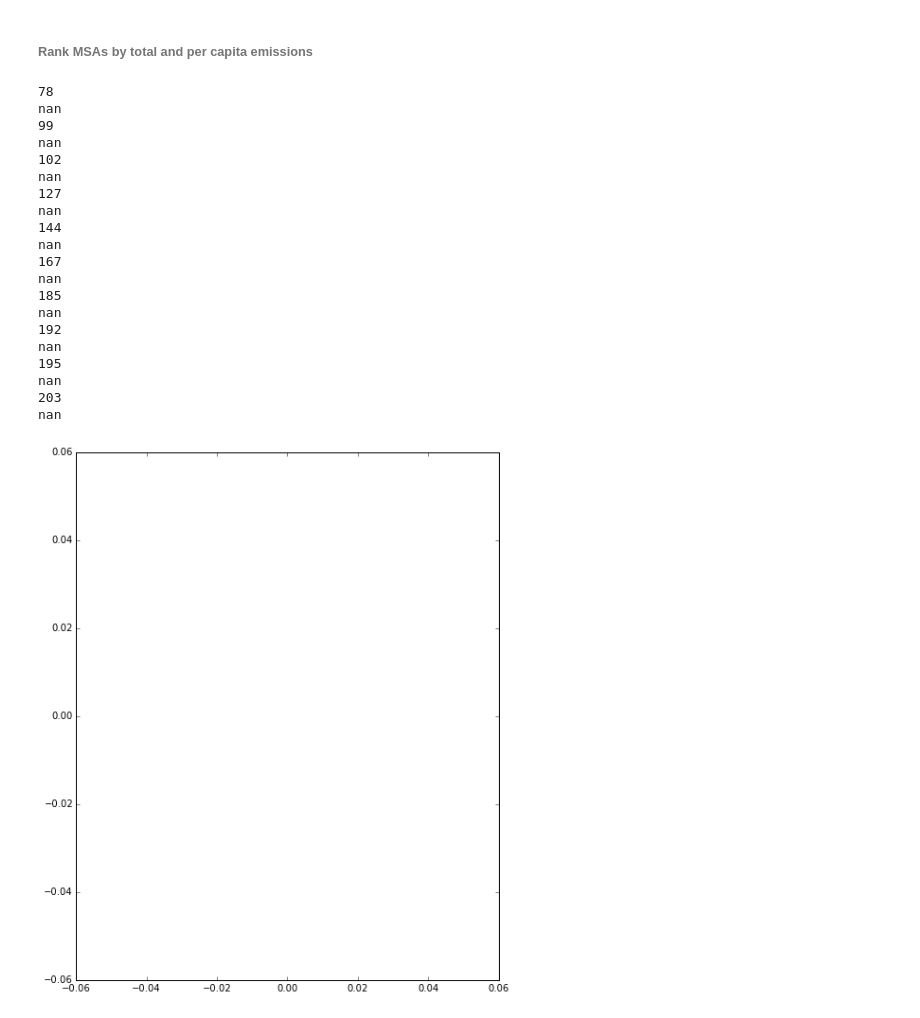
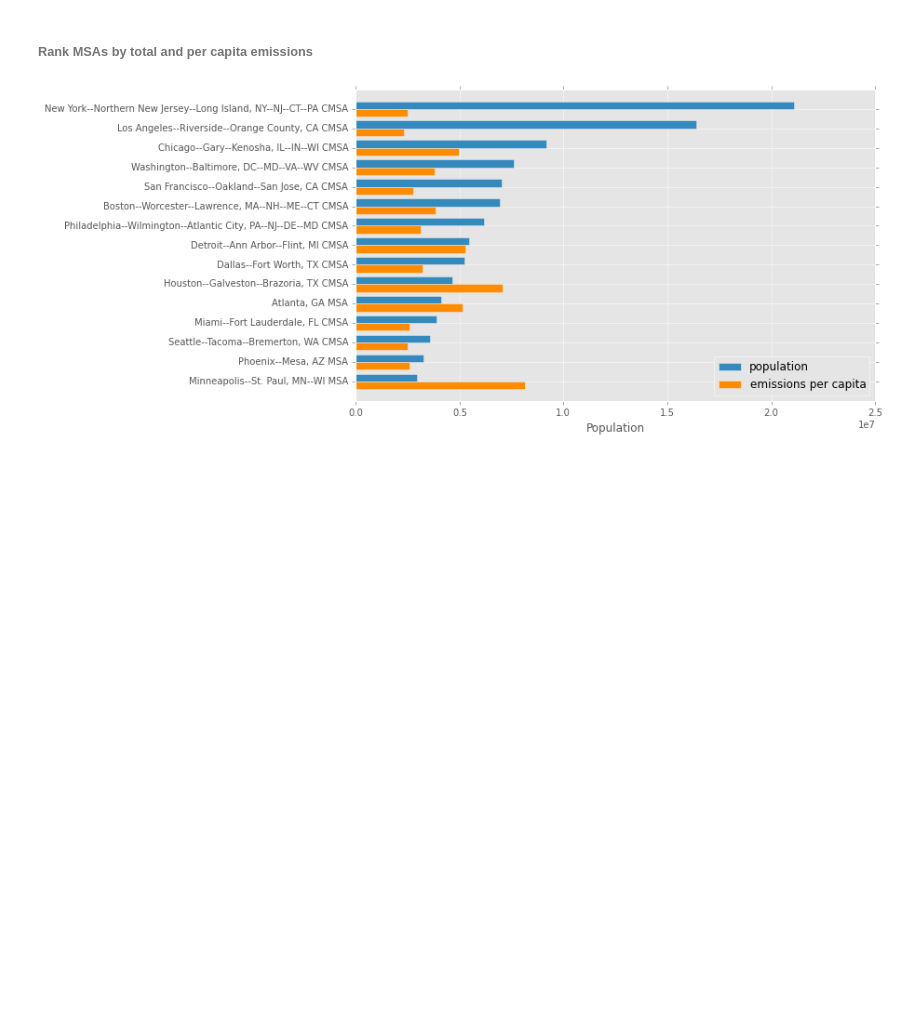
Before and after one commit to pvarsh/foundations-a4, a Jupyter notebook: assignment-4.ipynb, the cells around one changed output. Saved outputs shown, nothing was run; the diff lists cells and outputs as text; code cells hidden in the pictures; blank space fills up the shorter version.

Commit message:
Did some more plots.

```diff
--- a/assignment-4.ipynb
+++ b/assignment-4.ipynb
@@ -8,6 +8,7 @@ import statsmodels.api as sm
 import matplotlib.patches as ptch
 
 %matplotlib inline
+plt.style.use('ggplot')
 # %% [markdown]
 # TODO:
 * Check for NaNs in mt (mastertable).
@@ -240,7 +263,7 @@ mt = pd.merge(mt_temp, MSA_name, how = 'inner', on ='msa_code')
 mt = mt[mt.pop_total > 1e5]
 mt['co2_per_capita']=mt.co2_total / mt.pop_total
 
-mt = mt.reindex(list(range(mt.shape[0])))
+#mt = mt.reindex(list(range(mt.shape[0])))
 
 mt.head()
 # %% [output]
@@ -406,43 +432,34 @@ Kurtosis:                       4.336   Cond. No.                         153.
 ###### Rank MSAs by total and per capita emissions
 # %%
 mtSorted = mt.sort(['pop_total'], axis = 0, ascending = False, inplace = False)
-fig3, ax3 = plt.subplots(num = 3, figsize=(8, 10))
 
-### Top 10 cities by total emissions
-# for i in range(10):
+fig3, ax3 = plt.subplots(num = 3, figsize=(10, 6))
+
+nbars = 15
+barLocs = [(nbars - i) for i in range(nbars)]
+ax3.barh(barLocs, mtSorted.pop_total.iloc[range(nbars)], height = 0.4, align = 'edge', label = "population")
+
+ax3.barh([x-0.4 for x in barLocs],
+         1e6 * mtSorted.co2_per_capita.iloc[range(nbars)],
+         height = 0.4, align = 'edge', color = "darkorange", label = "emissions per capita")
+# ticks
+ax3.set_yticks(barLocs)
+names = list(mtSorted.name.iloc[0:nbars])
+ax3.set_yticklabels(names)
+
+# tick labels
+
+# axis labels
+ax3.set_xlabel("Population")
+
+# for i in range(a, b):
 #     ind = mtSorted.index[i]
-#     plt.barh(10 - i, mtSorted.pop_total[ind])
+#     print ind
+#     print mtSorted.pop_total[ind]
+#     plt.barh(1, mtSorted.pop_total[ind], color = "darkorange")
 
-### Bottom 10 cities by total emissions
-a = mtSorted.shape[0] - 10
-b = mtSorted.shape[0]
-
-for i in range(a, b):
-    ind = mtSorted.index[i]
-    print ind
-    print mtSorted.pop_total[ind]
-    plt.barh(1, mtSorted.pop_total[ind], color = "darkorange")
+ax3.legend(loc = 4)
 
 plt.show()
 # %% [output]
-78
-nan
-99
-nan
-102
-nan
-127
-nan
-144
-nan
-167
-nan
-185
-nan
-192
-nan
-195
-nan
-203
-nan
-[figure, old version]
+[figure, new version]
```
Also changed, not shown: parts of 17 cells of this notebook, 1 other file.
